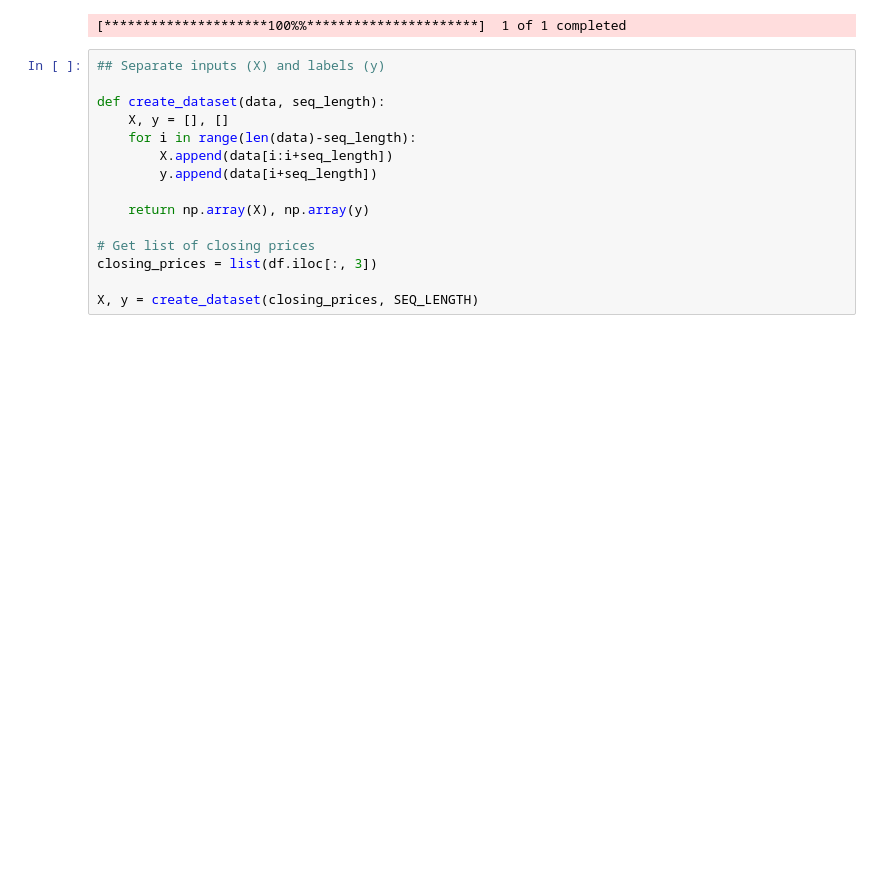
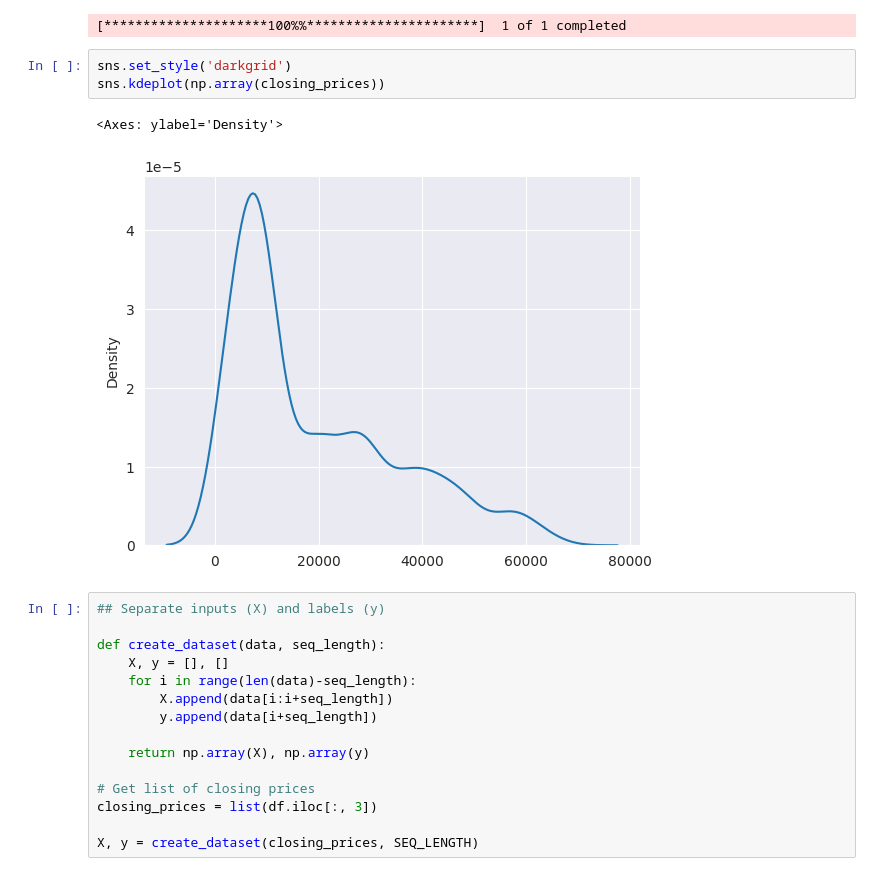
Before and after one commit to RicardoRamautar/AI-Trading-Bot, a Jupyter notebook: PricePrediction - standard/PricePrediction2.ipynb, the cells around one changed output. Cells and saved outputs as stored; diff of their text form; blank space fills up the shorter version.

```diff
--- a/PricePrediction - standard/PricePrediction2.ipynb
+++ b/PricePrediction - standard/PricePrediction2.ipynb
@@ -46,6 +44,12 @@ df = yf.download("BTC-USD", start="2017-1-1", end="2024-1-1", interval="1d")
 closing_prices = list(df.iloc[:, 3])
 # %% [output]
 [*********************100%%**********************]  1 of 1 completed
+# %%
+sns.set_style('darkgrid')
+sns.kdeplot(np.array(closing_prices))
+# %% [output]
+<Axes: ylabel='Density'>
+[figure, added]
 # %%
 ## Separate inputs (X) and labels (y)
 
```
Also changed, not shown: parts of 9 cells of this notebook.
